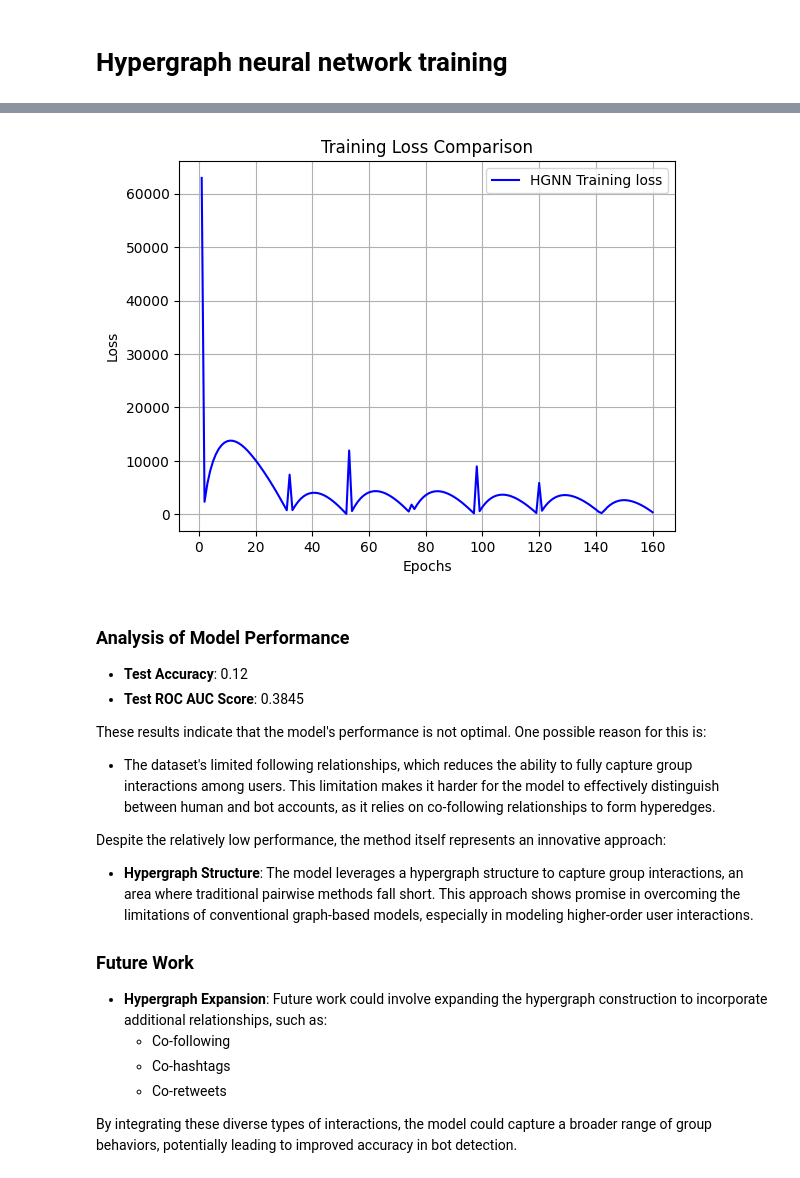
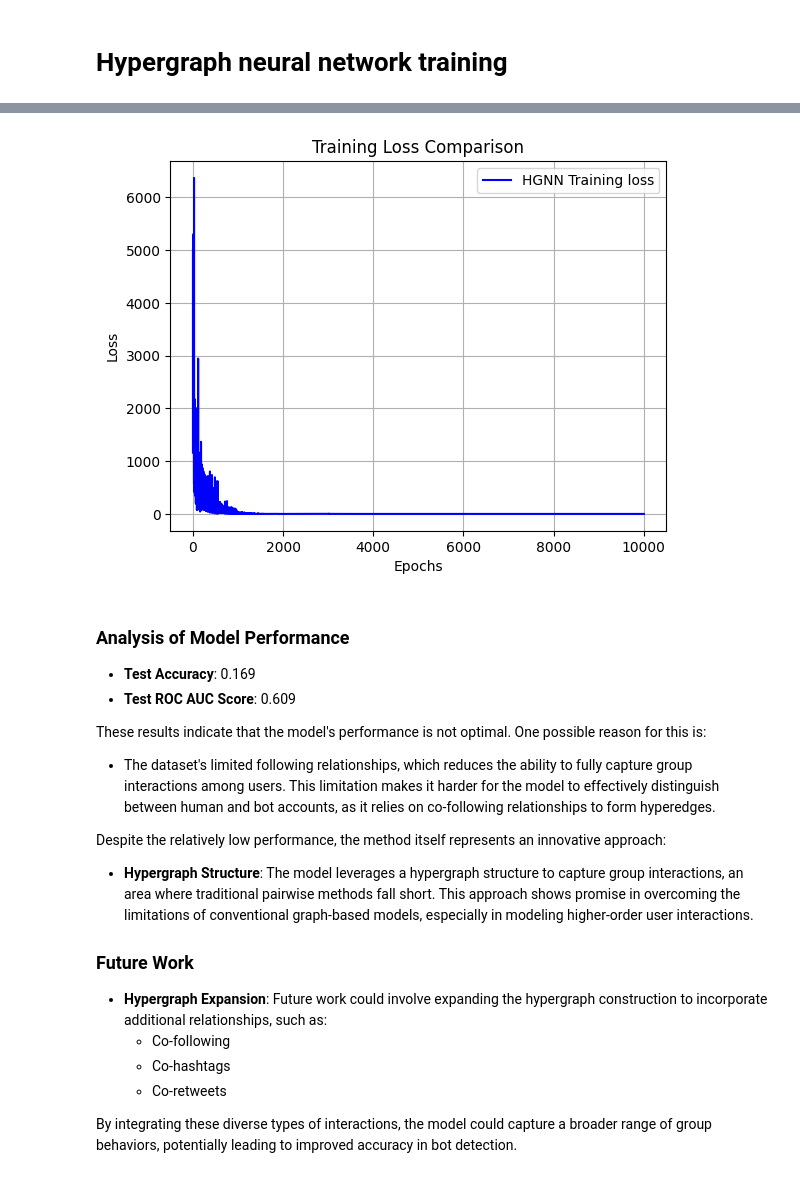
Before and after one commit to Rising-Stars-by-Sunshine/Boen-ps2, a Jupyter notebook: code/prediction.ipynb, the cells around one changed output, grey strips where cells are left out. Saved outputs shown, nothing was run; the diff lists cells and outputs as text; code cells hidden in the pictures.

```diff
--- a/code/prediction.ipynb
+++ b/code/prediction.ipynb
@@ -143,7 +143,7 @@ X = node_feats
 y = node_labels
 num_classes = 2
 input_feature_dim = X.shape[1]
-hidden_dim = 64
+hidden_dim = 128
 dataset = {}
 dataset["structure"] = hg
 dataset["features"] = X
@@ -218,7 +218,7 @@ def draw_loss_curve(loss1, save_path = "loss_pic.pdf"):
     plt.show()
 # %%
 loss_lst = []
-epoch = 160
+epoch = 10000
 lr = 0.01
 loss_fn = nn.CrossEntropyLoss()
 optimizer = torch.optim.Adam(model.parameters(), lr = lr)
@@ -249,9 +255,9 @@ test rocauc: 0.384519946554686
-[figure, old version]
+[figure, new version]
 # %% [markdown]
 ### Analysis of Model Performance
 
-- **Test Accuracy**: 0.12
-- **Test ROC AUC Score**: 0.3845
+- **Test Accuracy**: 0.169
+- **Test ROC AUC Score**: 0.609
 
 These results indicate that the model's performance is not optimal. One possible reason for this is:
 
```
Also changed, not shown: parts of 2 cells of this notebook.
